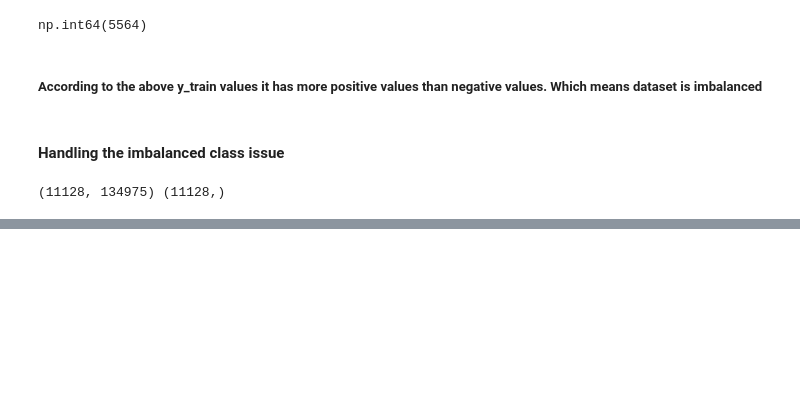
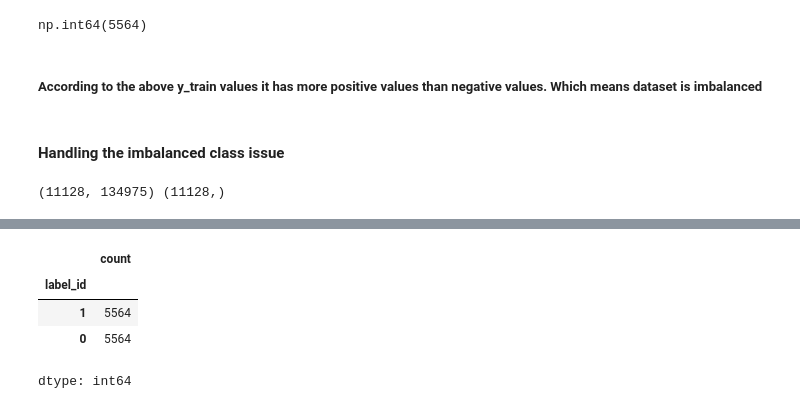
Before and after one commit to savindumahasen/AI-Detection-System-, a Jupyter notebook: Notebook.ipynb, the cells around one changed output, grey strips where cells are left out. Drawn from its saved outputs; the diff is of its cells as text; code cells hidden in the pictures; blank space fills up the shorter version.

```diff
--- a/Notebook.ipynb
+++ b/Notebook.ipynb
@@ -446,0 +449,8 @@ plt.show()
+# %%
+y_train_smote.value_counts()
+# %% [output]
+|  | count |
+| label_id |  |
+| 1 | 5564 |
+| 0 | 5564 |
+dtype: int64
```
Also changed, not shown: parts of 2 cells of this notebook.
